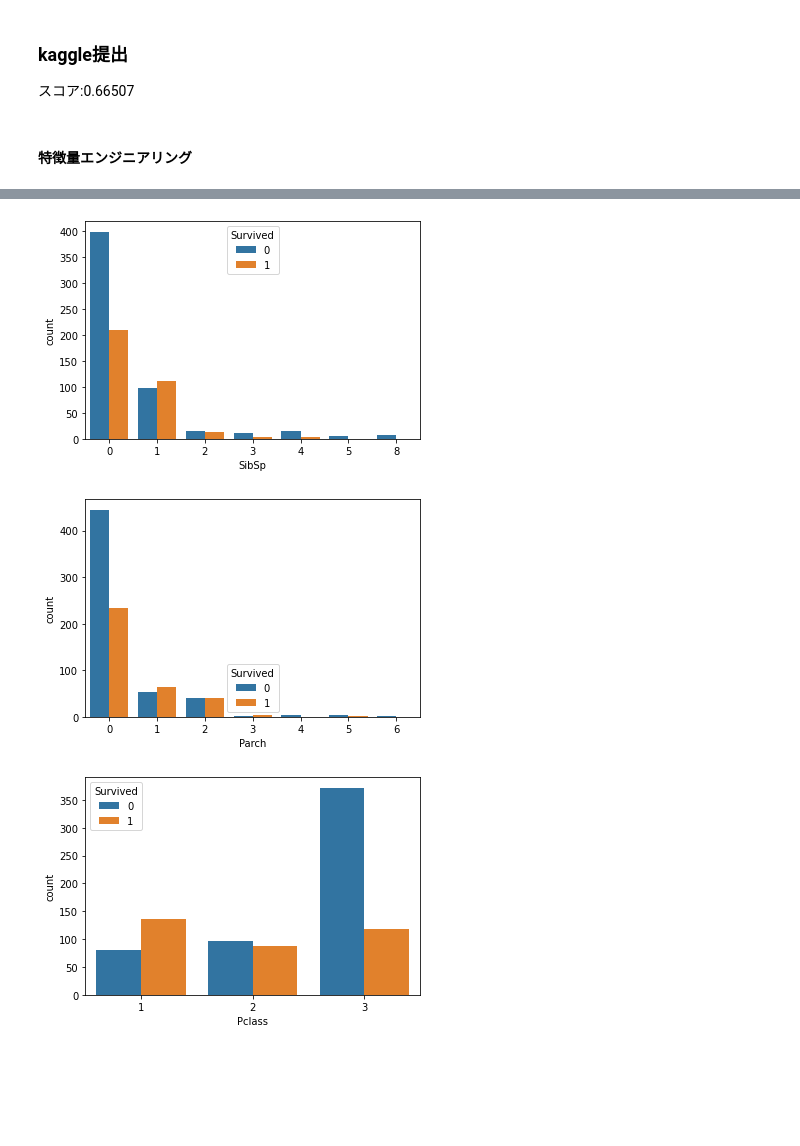
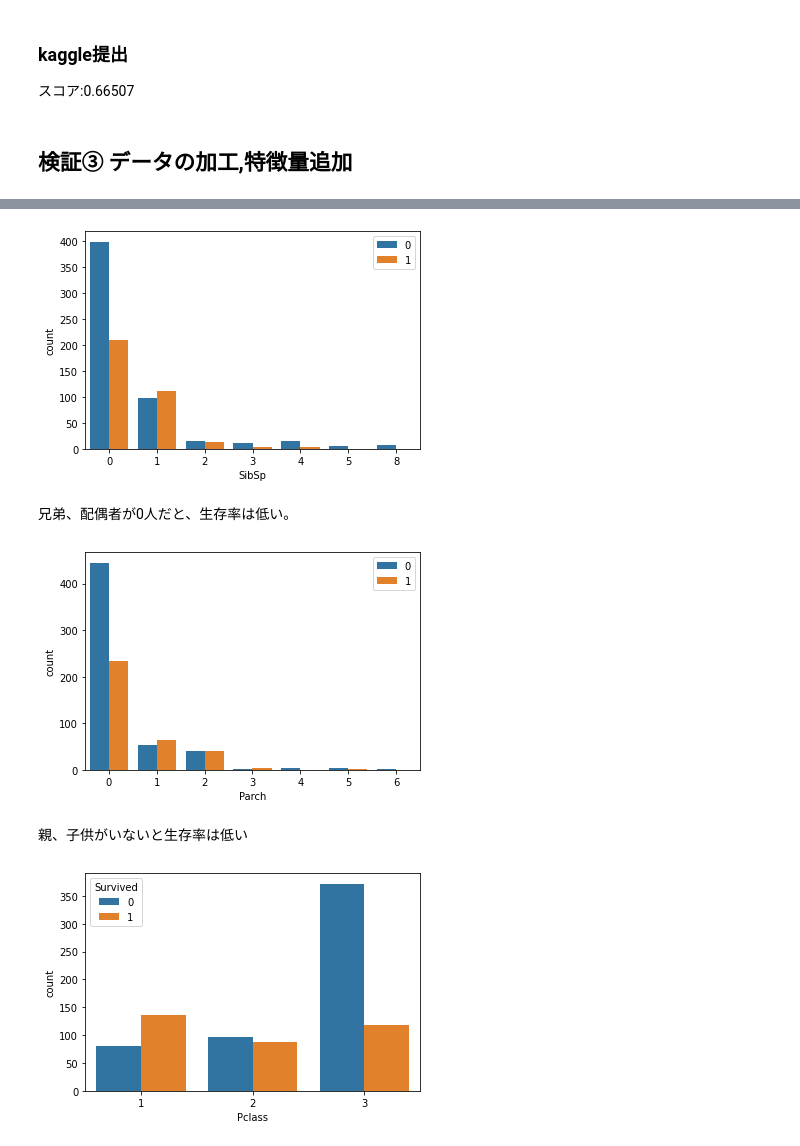
Before and after one commit to miyazaki-tsubasa/pred_data, a Jupyter notebook: Titanic_pred.ipynb, the cells around one changed output, grey strips where cells are left out. Saved outputs shown, nothing was run; the diff lists cells and outputs as text; code cells hidden in the pictures; blank space fills up the shorter version.

```diff
--- a/Titanic_pred.ipynb
+++ b/Titanic_pred.ipynb
@@ -173,4 +253,4 @@ subm_data
 ### kaggle提出
 スコア:0.66507
 # %% [markdown]
-#### 特徴量エンジニアリング
+## 検証③ データの加工,特徴量追加
@@ -204,15 +280,21 @@ Data columns (total 12 columns):
 dtypes: float64(2), int64(4), object(5)
 memory usage: 36.0+ KB
 # %%
+#'SipSp'(兄弟、配偶者)の分布を表示
 sns.countplot(x='SibSp',hue='Survived',data=train_data)
-#plt.legend()
+plt.legend()
 plt.show()
 # %% [output]
-[figure, old version]
+[figure, new version]
+# %% [markdown]
+兄弟、配偶者が0人だと、生存率は低い。
 # %%
+#Parch（親/子供の数）の分布を表示
 sns.countplot(x='Parch',hue='Survived',data=train_data)
-
+plt.legend()
 plt.show()
 # %% [output]
-[figure, old version]
+[figure, new version]
+# %% [markdown]
+親、子供がいないと生存率は低い
 # %%
```
Also changed, not shown: parts of 87 cells of this notebook.
